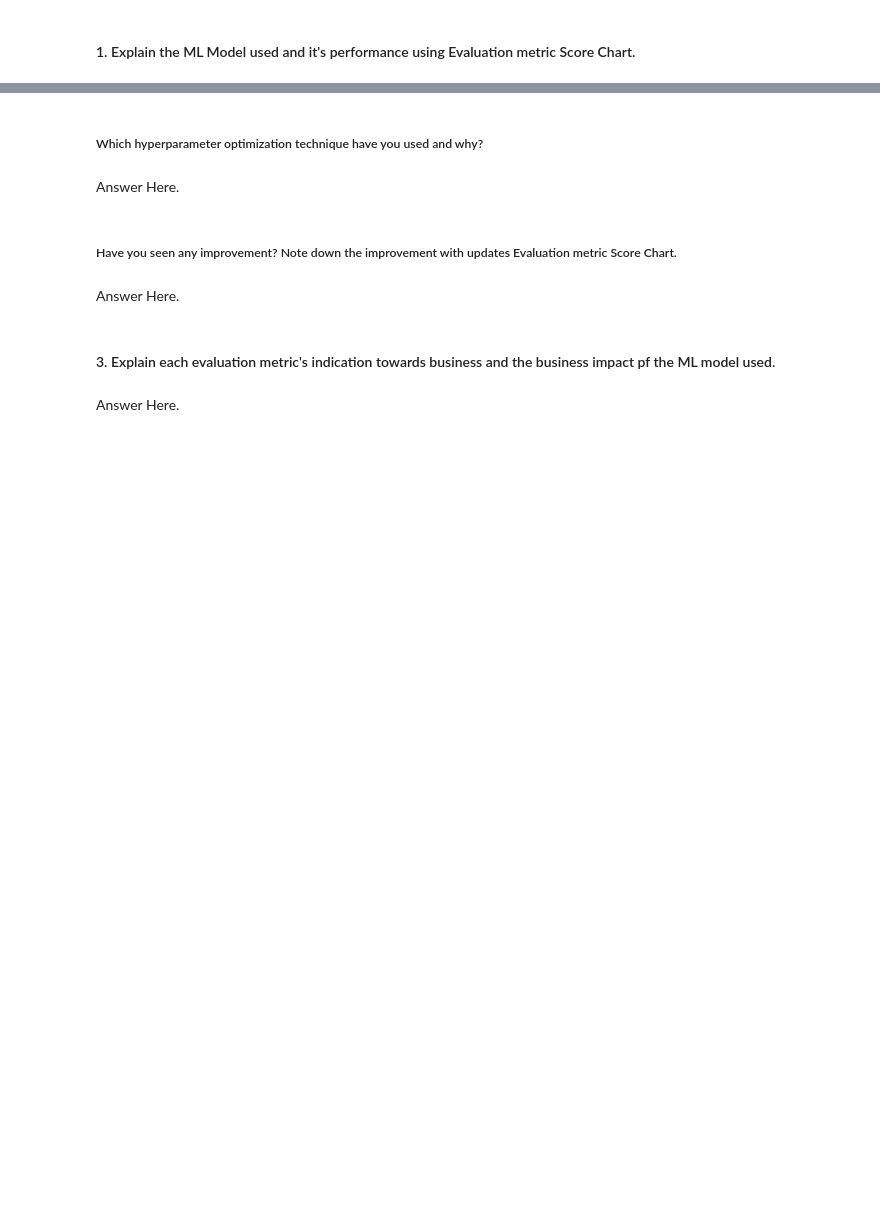
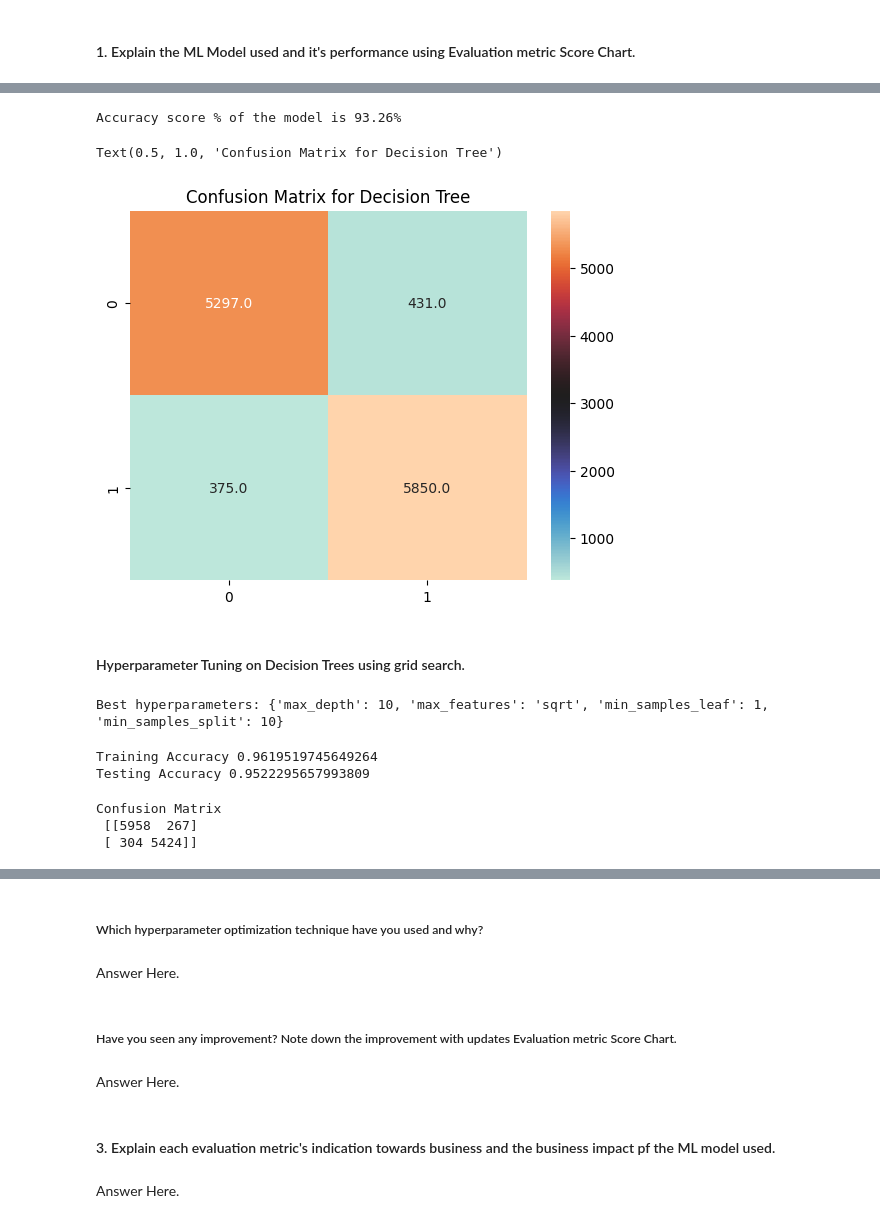
Before and after one commit to vedanttule134/Airline-Passenger-Referral-Prediction, a Jupyter notebook: Airline_Passenger_Referral_Prediction.ipynb, the cells around one changed output, grey strips where cells are left out. Saved outputs shown, nothing was run; the diff lists cells and outputs as text; code cells hidden in the pictures; blank space fills up the shorter version.

```diff
--- a/Airline_Passenger_Referral_Prediction.ipynb
+++ b/Airline_Passenger_Referral_Prediction.ipynb
@@ -925,0 +950,10 @@ Answer Here.
+# %%
+# ML Model - 2 Implementation
+dtc = DecisionTreeClassifier(random_state=42)
+dtc.fit(X_train,y_train)
+
+train_score_2 = dtc.score(X_train,y_train)
+test_score_2 = dtc.score(X_test,y_test)
+
+print("Training Accuracy", train_score_2)
+print("Testing Accuracy",test_score_2)
@@ -926,2 +963,5 @@ Answer Here.
+# %%
+# Predict the model
+pred_value = dtc.predict(X_test)
 # %% [markdown]
 #### 1. Explain the ML Model used and it's performance using Evaluation metric Score Chart.
@@ -931,0 +986,10 @@ Answer Here.
+# %%
+print(f'\nAccuracy score % of the model is {round(accuracy_score(y_test,pred_value)*100,2)}%\n')
+
+cm = confusion_matrix(y_test,pred_value,labels=[1,0])
+sns.heatmap(cm, annot=True, fmt = ".1f",cmap='icefire')
+plt.title('Confusion Matrix for Decision Tree')
+# %% [output]
+Accuracy score % of the model is 93.26%
+Text(0.5, 1.0, 'Confusion Matrix for Decision Tree')
+[figure, added]
@@ -932,2 +999,4 @@ Answer Here.
+# %% [markdown]
+#### Hyperparameter Tuning on Decision Trees using grid search.
 # %%
 # ML Model - 1 Implementation with hyperparameter optimization techniques (i.e., GridSearch CV, RandomSearch CV, Bayesian Optimization etc.)
@@ -937,0 +1010,19 @@ Answer Here.
+# %%
+# Perform a grid search with 5-fold cross-validation
+grid_search = GridSearchCV(dtc, param_grid=param_grid, cv=5, n_jobs=-1)
+
+# Fit the grid search to the training data
+grid_search.fit(X_train, y_train)
+
+# Print the best hyperparameters found by grid search
+print('Best hyperparameters:', grid_search.best_params_)
+# %% [output]
+Best hyperparameters: {'max_depth': 10, 'max_features': 'sqrt', 'min_samples_leaf': 1, 'min_samples_split': 10}
+# %%
+train_score_3 = grid_search.score(X_train,y_train)
+test_score_3 = grid_search.score(X_test,y_test)
+print("Training Accuracy", train_score_3)
+print("Testing Accuracy",test_score_3)
+# %% [output]
+Training Accuracy 0.9619519745649264
+Testing Accuracy 0.9522295657993809
@@ -937,0 +1031,6 @@ Answer Here.
+# %%
+print('Confusion Matrix \n',confusion_matrix(y_test,pred_value))
+# %% [output]
+Confusion Matrix
+ [[5958  267]
+ [ 304 5424]]
```
Also changed, not shown: parts of 62 cells of this notebook.
